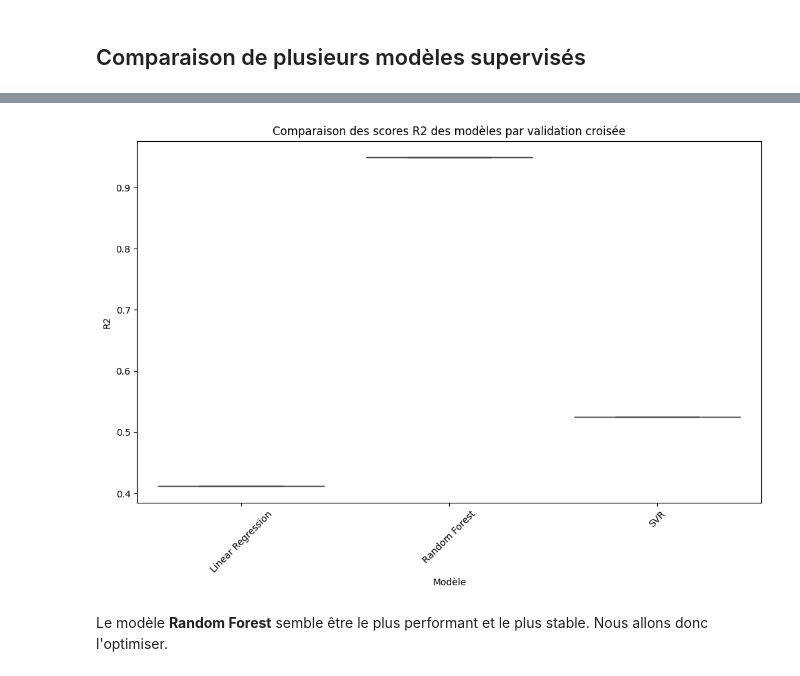
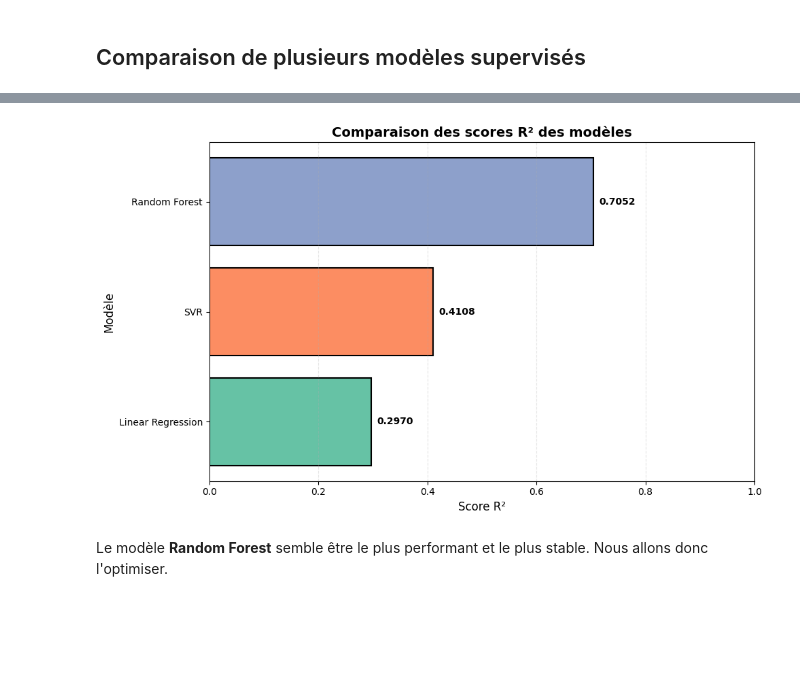
Before and after one commit to Ping689/ML-Prediction, a Jupyter notebook: solution_modelistation_supervisee.ipynb, the cells around one changed output, grey strips where cells are left out. Cells and saved outputs as stored; diff of their text form; code cells hidden in the pictures; blank space fills up the shorter version.

```diff
--- a/solution_modelistation_supervisee.ipynb
+++ b/solution_modelistation_supervisee.ipynb
@@ -382,11 +363,29 @@ results_df
-# %%
-plt.figure(figsize=(12, 7))
-sns.boxplot(x='Modèle', y='R2', data=results_df)
-plt.title('Comparaison des scores R2 des modèles par validation croisée')
-plt.xticks(rotation=45)
-plt.show()
-# %% [output]
-[figure, removed]
+# %%
+results_df_reset = results_df.reset_index()
+
+plt.figure(figsize=(10, 6))
+results_sorted = results_df_reset.sort_values('R2', ascending=True)
+
+y_pos = list(range(len(results_sorted)))
+values = results_sorted['R2'].tolist()
+models_list = results_sorted['Modèle'].tolist()
+
+bars = plt.barh(y_pos, values, color=sns.color_palette('Set2'), edgecolor='black', linewidth=1.5)
+
+plt.title('Comparaison des scores R² des modèles', fontsize=14, fontweight='bold')
+plt.xlabel('Score R²', fontsize=12)
+plt.ylabel('Modèle', fontsize=12)
+plt.yticks(y_pos, models_list)
+plt.xlim(0, 1)
+
+for i, v in enumerate(values):
+    plt.text(v + 0.01, i, f'{v:.4f}', va='center', ha='left', fontsize=10, fontweight='bold')
+
+plt.grid(axis='x', alpha=0.3, linestyle='--')
+plt.tight_layout()
+plt.show()
+# %% [output]
+[figure, added]
 # %% [markdown]
 Le modèle **Random Forest** semble être le plus performant et le plus stable. Nous allons donc l'optimiser.
 # %% [markdown]
```
Also changed, not shown: parts of 28 cells of this notebook.
